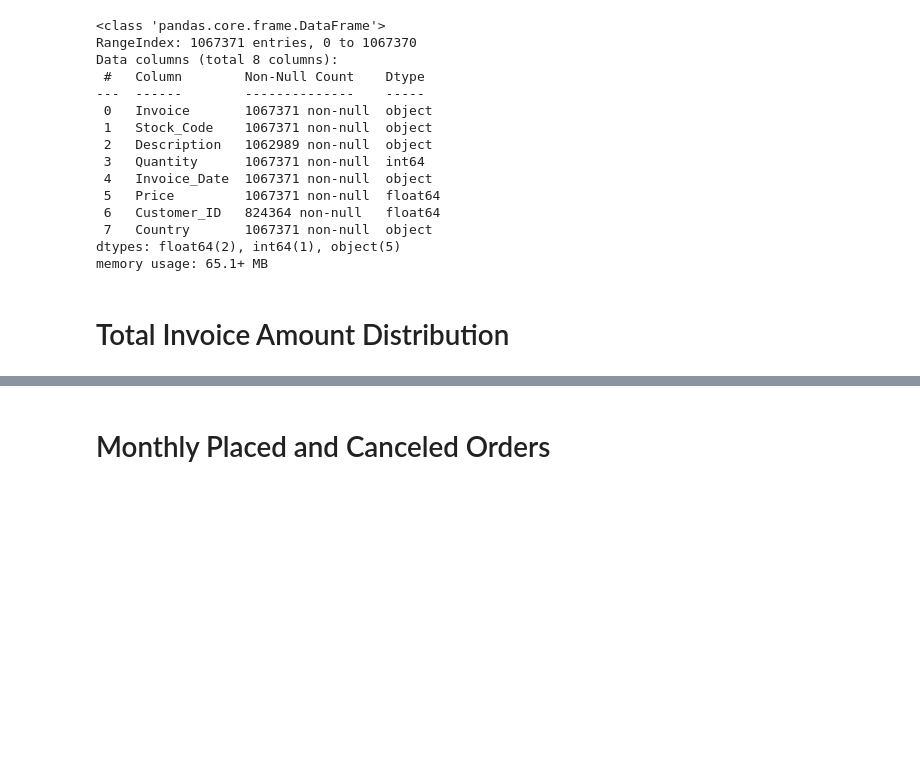
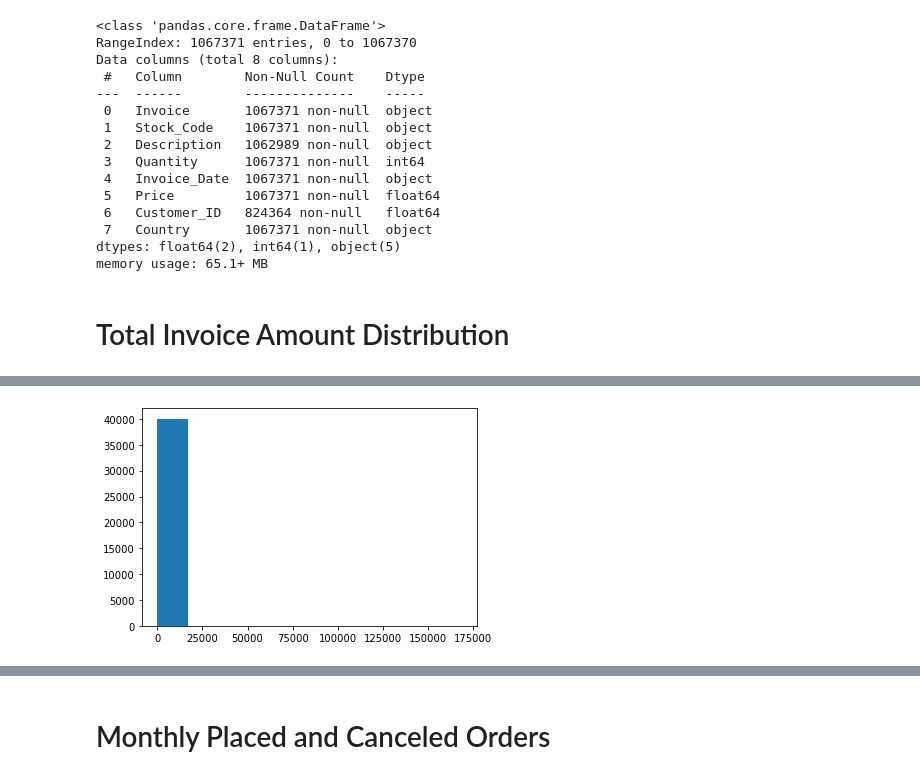
Before and after one commit to jarviscanada/jarvis_data_eng_NaimSyed, a Jupyter notebook: python_data_analytics/python_data_wrangling/retail_data_analytics_wrangling.ipynb, the cells around one changed output, grey strips where cells are left out. Drawn from its saved outputs; the diff is of its cells as text; code cells hidden in the pictures; blank space fills up the shorter version.

```diff
--- a/python_data_analytics/python_data_wrangling/retail_data_analytics_wrangling.ipynb
+++ b/python_data_analytics/python_data_wrangling/retail_data_analytics_wrangling.ipynb
@@ -175,0 +209,5 @@ retail_df.astype({""})
+# %%
+plt.hist(invoice_totals)
+plt.show()
+# %% [output]
+[figure, added]
```
Also changed, not shown: parts of 65 cells of this notebook, 3 other files.
